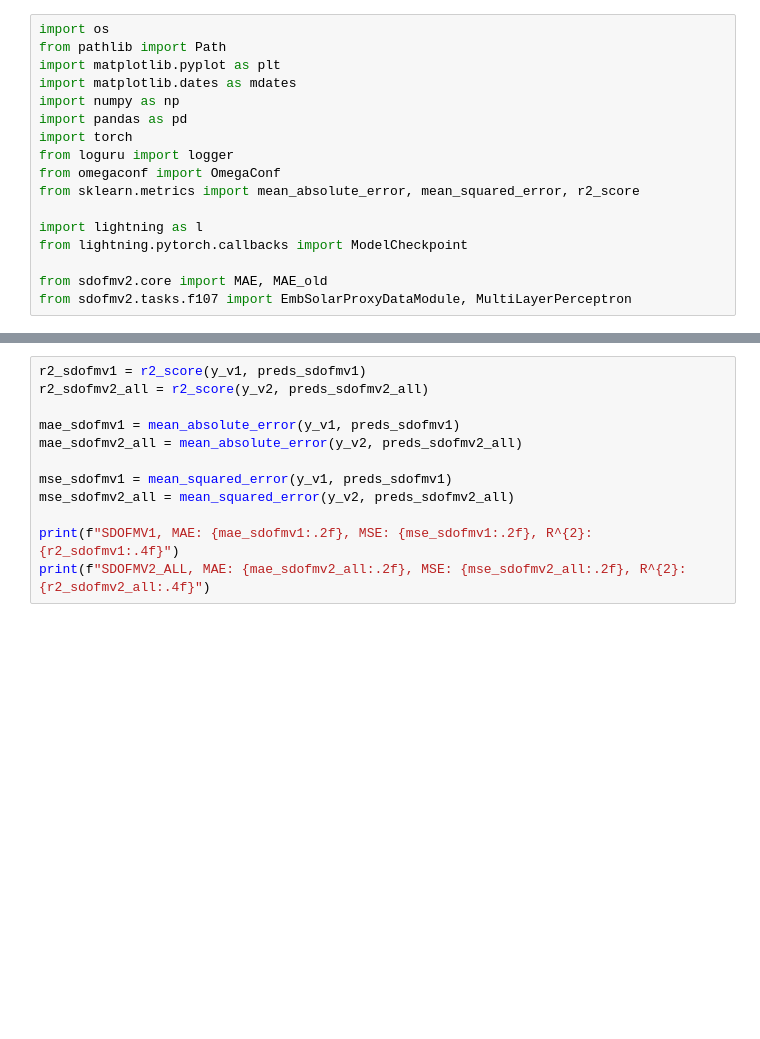
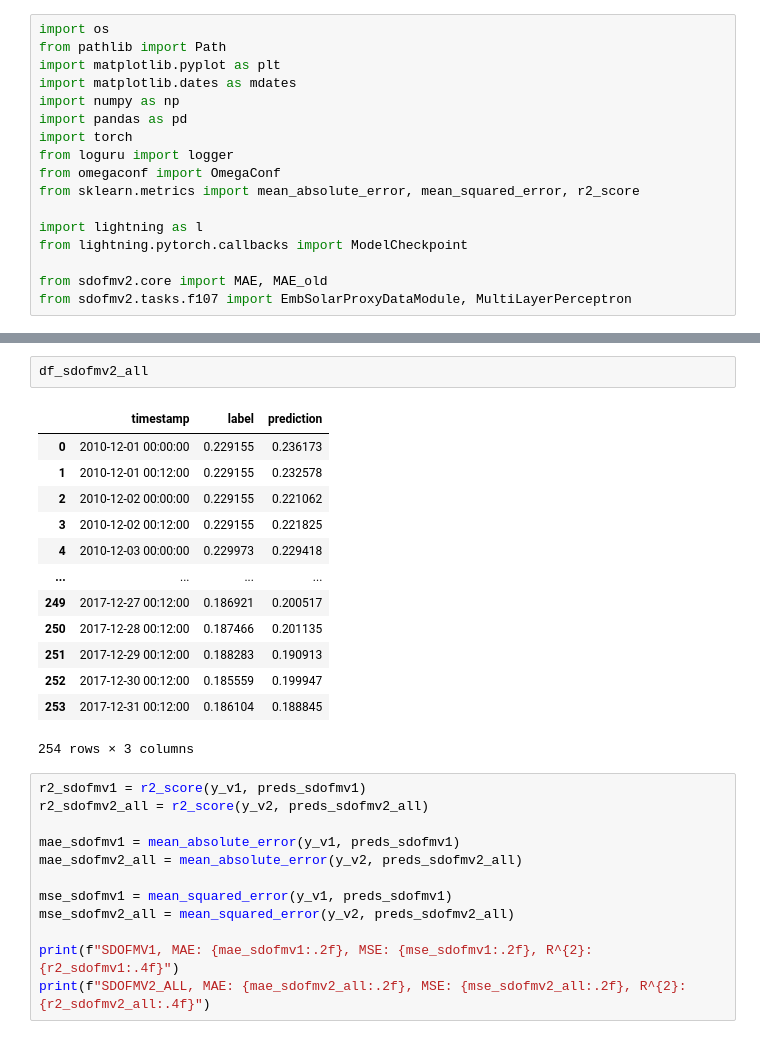
Before and after one commit to Joaggi/sdofmv2, a Jupyter notebook: notebooks/analysis/ds/f107/result_visualization.ipynb, the cells around one changed output, grey strips where cells are left out. Drawn from its saved outputs; the diff is of its cells as text; blank space fills up the shorter version.

```diff
--- a/notebooks/analysis/ds/f107/result_visualization.ipynb
+++ b/notebooks/analysis/ds/f107/result_visualization.ipynb
@@ -32,3 +54,19 @@ preds_sdofmv2_all = df_sdofmv2_all["prediction"].to_numpy() * max_val
+# %%
+df_sdofmv2_all
+# %% [output]
+|  | timestamp | label | prediction |
+| 0 | 2010-12-01 00:00:00 | 0.229155 | 0.236173 |
+| 1 | 2010-12-01 00:12:00 | 0.229155 | 0.232578 |
+| 2 | 2010-12-02 00:00:00 | 0.229155 | 0.221062 |
+| 3 | 2010-12-02 00:12:00 | 0.229155 | 0.221825 |
+| 4 | 2010-12-03 00:00:00 | 0.229973 | 0.229418 |
+| ... | ... | ... | ... |
+| 249 | 2017-12-27 00:12:00 | 0.186921 | 0.200517 |
+| 250 | 2017-12-28 00:12:00 | 0.187466 | 0.201135 |
+| 251 | 2017-12-29 00:12:00 | 0.188283 | 0.190913 |
+| 252 | 2017-12-30 00:12:00 | 0.185559 | 0.199947 |
+| 253 | 2017-12-31 00:12:00 | 0.186104 | 0.188845 |
+254 rows × 3 columns
 # %%
 r2_sdofmv1 = r2_score(y_v1, preds_sdofmv1)
 r2_sdofmv2_all = r2_score(y_v2, preds_sdofmv2_all)
```
Also changed, not shown: parts of 4 cells of this notebook, 4 other files.
